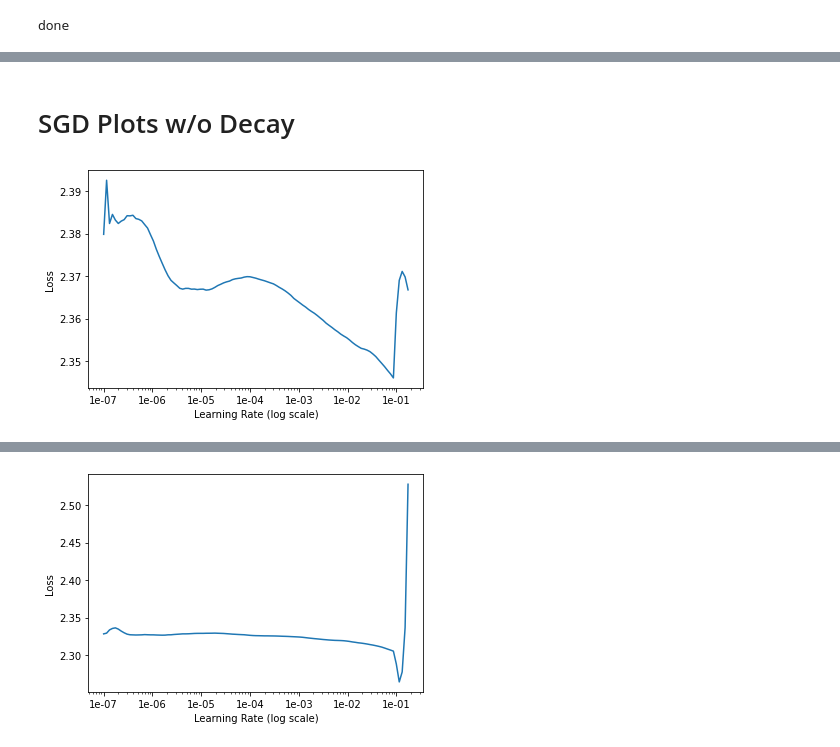
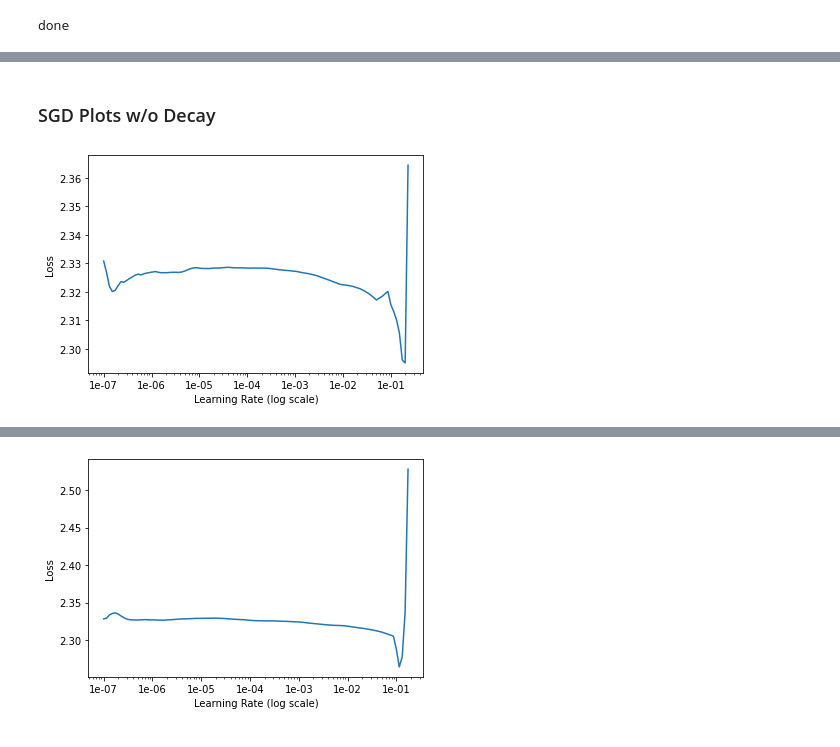
Before and after one commit to rosez/Springboard, a Jupyter notebook: CapstoneTwo/lrFinderCapstone2.ipynb, the cells around one changed output, grey strips where cells are left out. Drawn from its saved outputs; the diff is of its cells as text; code cells hidden in the pictures.

```diff
--- a/CapstoneTwo/lrFinderCapstone2.ipynb
+++ b/CapstoneTwo/lrFinderCapstone2.ipynb
@@ -1238,7 +1175,7 @@ Epoch 2/5
 m99
 # %% [markdown]
-# SGD Plots w/o Decay
+### SGD Plots w/o Decay
 # %%
-lr_finder1s.plot(95) # w/o decay
+lr_finder1s.plot(93) # w/o decay
 # %% [output]
-[figure, old version]
+[figure, new version]
```
Also changed, not shown: parts of 39 cells of this notebook, 1 other file.
